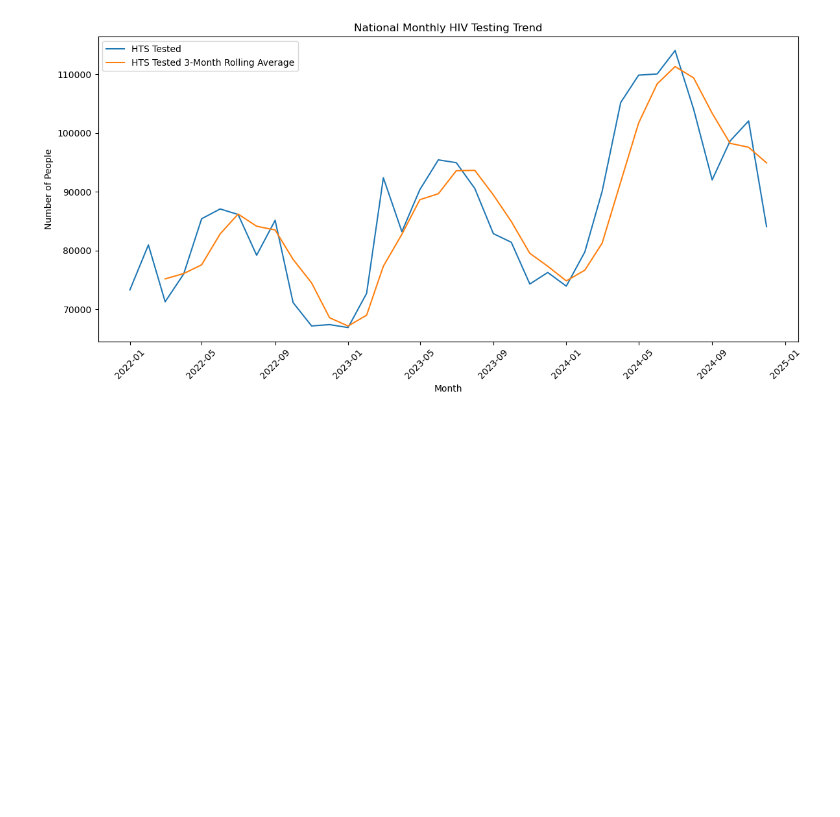
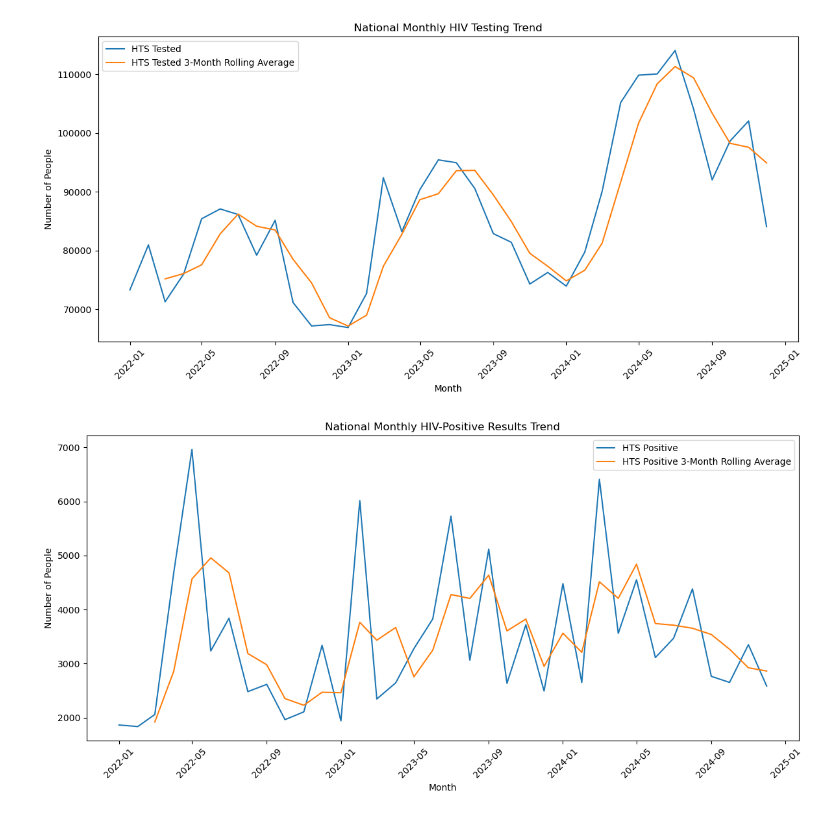
Before and after one commit to AlozieCollins/Intern-dataset-work, a Jupyter notebook: work.ipynb, the cells around one changed output. Saved outputs shown, nothing was run; the diff lists cells and outputs as text; code cells hidden in the pictures; blank space fills up the shorter version.

```diff
--- a/work.ipynb
+++ b/work.ipynb
@@ -1615,3 +1620,27 @@ plt.tight_layout()
 plt.show()
 # %% [output]
 [figure]
+# %%
+plt.figure(figsize=(12, 6))
+
+plt.plot(
+    monthly_national["month"],
+    monthly_national["hts_tst_pos"],
+    label="HTS Positive"
+)
+
+plt.plot(
+    monthly_national["month"],
+    monthly_national["hts_tst_pos_rolling_3"],
+    label="HTS Positive 3-Month Rolling Average"
+)
+
+plt.xlabel("Month")
+plt.ylabel("Number of People")
+plt.title("National Monthly HIV-Positive Results Trend")
+plt.legend()
+plt.xticks(rotation=45)
+plt.tight_layout()
+plt.show()
+# %% [output]
+[figure, added]
```
Also changed, not shown: parts of 18 cells of this notebook.
